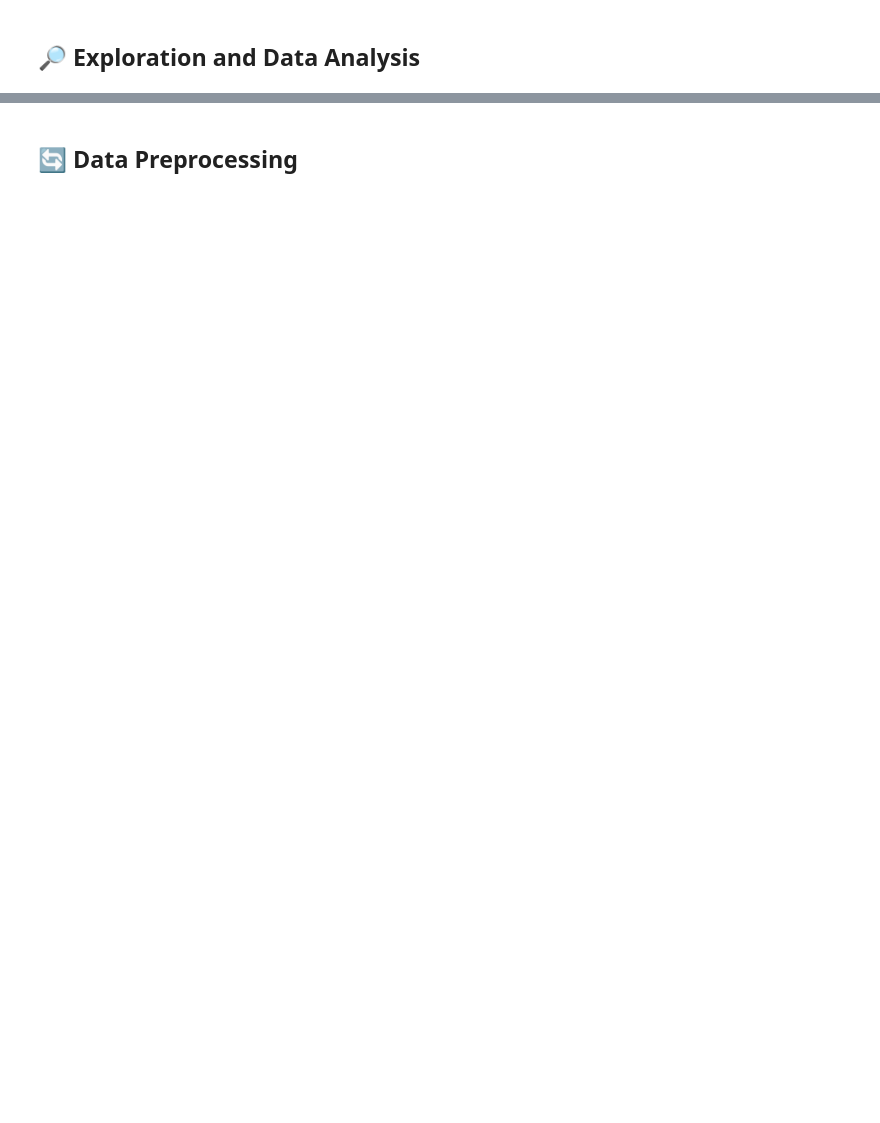
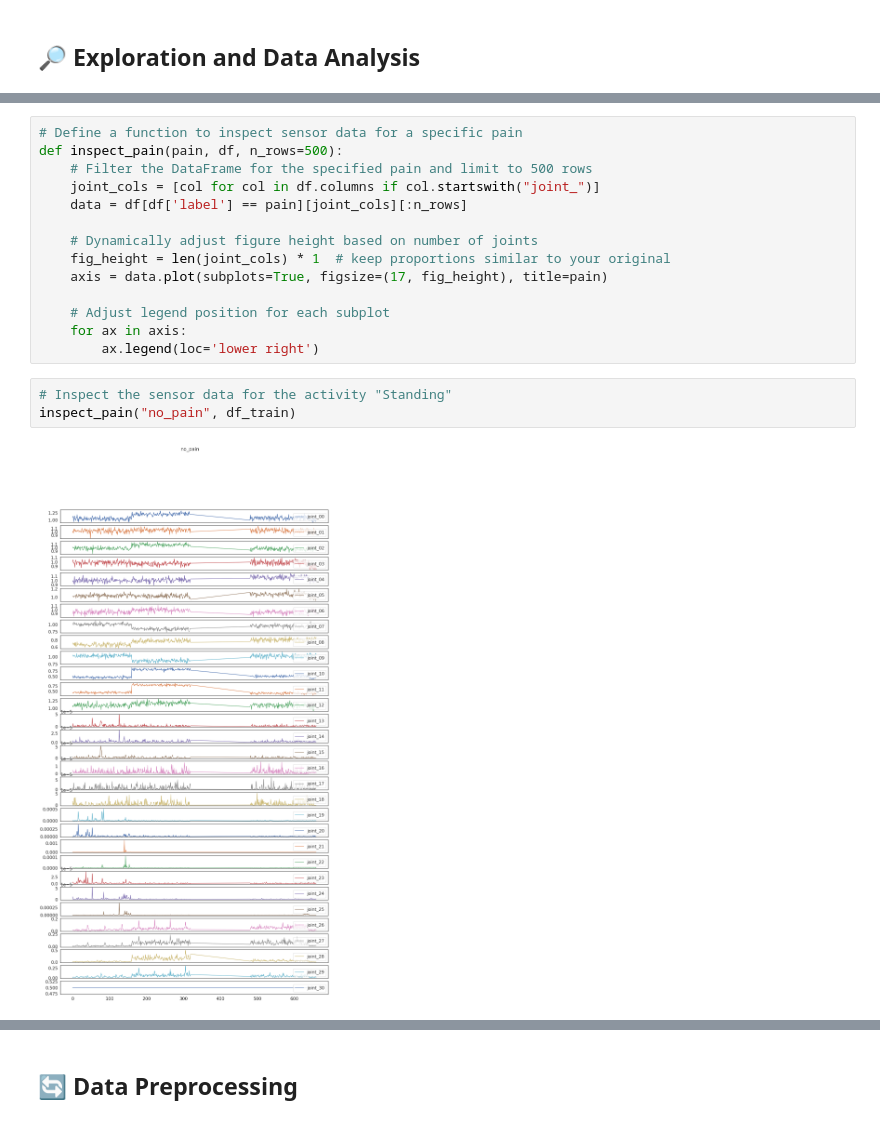
Before and after one commit to cristianobattistini/an2dl, a Jupyter notebook: an2dl1.ipynb, the cells around one changed output, grey strips where cells are left out. Saved outputs shown, nothing was run; the diff lists cells and outputs as text; blank space fills up the shorter version.

```diff
--- a/an2dl1.ipynb
+++ b/an2dl1.ipynb
@@ -121,0 +276,19 @@ inspect_dataframe(dataset, dataset.columns)
+# %%
+# Define a function to inspect sensor data for a specific pain
+def inspect_pain(pain, df, n_rows=500):
+    # Filter the DataFrame for the specified pain and limit to 500 rows
+    joint_cols = [col for col in df.columns if col.startswith("joint_")]
+    data = df[df['label'] == pain][joint_cols][:n_rows]
+
+    # Dynamically adjust figure height based on number of joints
+    fig_height = len(joint_cols) * 1  # keep proportions similar to your original
+    axis = data.plot(subplots=True, figsize=(17, fig_height), title=pain)
+
+    # Adjust legend position for each subplot
+    for ax in axis:
+        ax.legend(loc='lower right')
+# %%
+# Inspect the sensor data for the activity "Standing"
+inspect_pain("no_pain", df_train)
+# %% [output]
+[figure, added]
```
Also changed, not shown: parts of 15 cells of this notebook, 1 other file.
